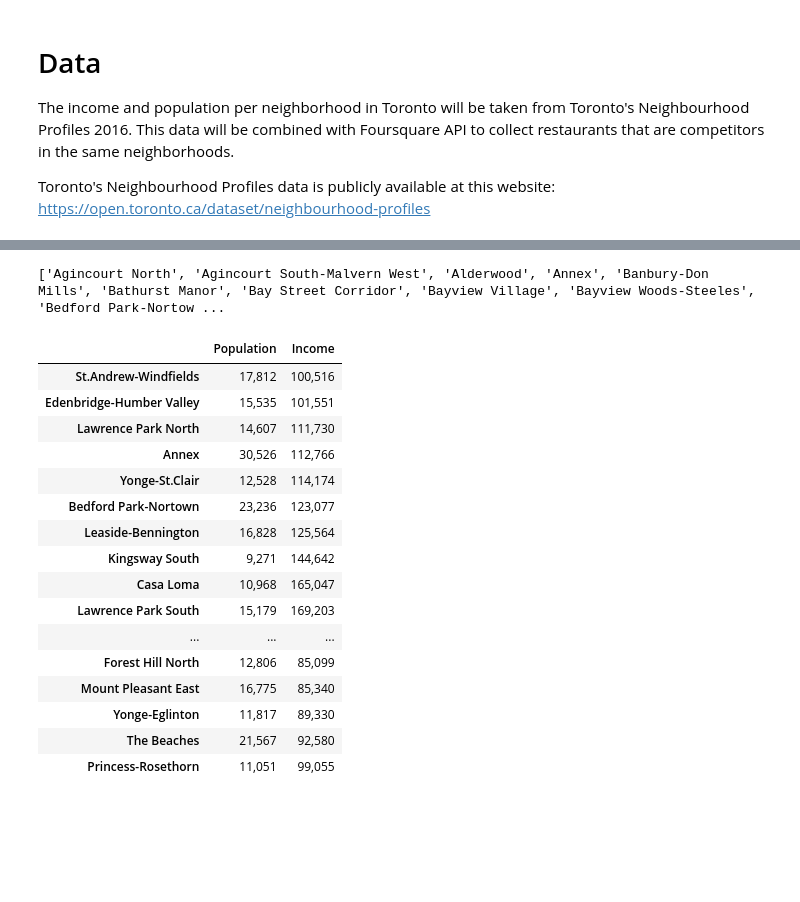
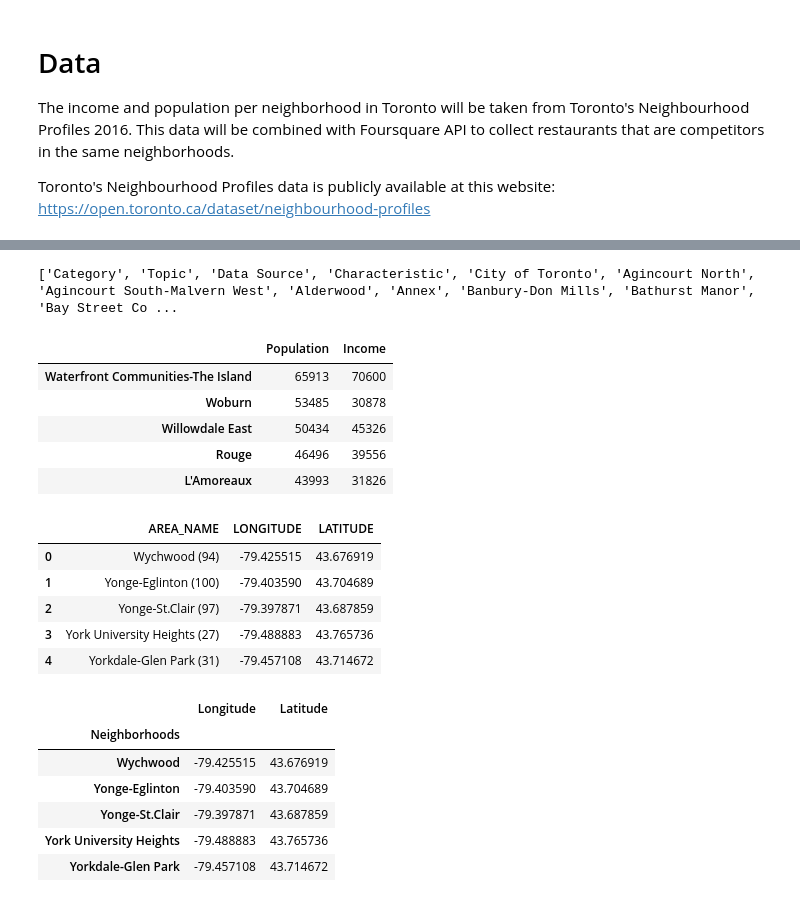
Before and after one commit to WedadAnbtawi95/Coursera_Capstone, a Jupyter notebook: Report_Capstone.ipynb, the cells around one changed output, grey strips where cells are left out. Saved outputs shown, nothing was run; the diff lists cells and outputs as text; code cells hidden in the pictures; blank space fills up the shorter version.

```diff
--- a/Report_Capstone.ipynb
+++ b/Report_Capstone.ipynb
@@ -26,33 +54,46 @@ df.head()
 | 4 | Population | Population and dwellings | Census Profile 98-316-X2016001 | Population Change 2011-2016 | 4.50% | -3.90% | ... |
 # %%
 # Neighborhoods names
-Neighbourhoods = list(df.columns.values)
-Neighbourhoods = Neighbourhoods[5:]
-print(Neighbourhoods)
+Neighborhoods = list(df.columns.values)
+Neighbourhoods = Neighborhoods[5:]
+print(Neighborhoods)
 # %% [output]
-['Agincourt North', 'Agincourt South-Malvern West', 'Alderwood', 'Annex', 'Banbury-Don Mills', 'Bathurst Manor', 'Bay Street Corridor', 'Bayview Village', 'Bayview Woods-Steeles', 'Bedford Park-Nortow ...
+['Category', 'Topic', 'Data Source', 'Characteristic', 'City of Toronto', 'Agincourt North', 'Agincourt South-Malvern West', 'Alderwood', 'Annex', 'Banbury-Don Mills', 'Bathurst Manor', 'Bay Street Co ...
 # %%
 #Population and average income per neighborhood
-toronto_df = pd.DataFrame(index=Neighbourhoods, columns=["Population","Income"])
+toronto_df = pd.DataFrame(index=Neighborhoods, columns=["Population","Income"])
+toronto_df.index.name = 'Neighborhoods'
 for index, row in toronto_df.iterrows():
     toronto_df.at[index, 'Population'] = df[index][2]
     toronto_df.at[index, 'Income'] = df[index][2264]
-toronto_df.sort_values('Income')
+Neighborhoods = [x.replace("St. ","St.") for x in Neighborhoods]
+idx = Neighborhoods.index('Mimico (includes Humber Bay Shores)')
+Neighborhoods[idx] = 'Mimico'
+idx = Neighborhoods.index('Weston-Pelham Park')
+Neighborhoods[idx] = 'Weston-Pellam Park'
+toronto_df.index = Neighborhoods
+toronto_df = toronto_df.iloc[5:]
+toronto_df['Population'] = toronto_df['Population'].apply(lambda x: int(x.replace(',','')))
+toronto_df['Income'] = toronto_df['Income'].apply(lambda x: int(x.replace(',','')))
+toronto_df = toronto_df.sort_values('Population', ascending=False)
+toronto_df.head()
 # %% [output]
 |  | Population | Income |
-| St.Andrew-Windfields | 17,812 | 100,516 |
-| Edenbridge-Humber Valley | 15,535 | 101,551 |
-| Lawrence Park North | 14,607 | 111,730 |
-| Annex | 30,526 | 112,766 |
-| Yonge-St.Clair | 12,528 | 114,174 |
-| Bedford Park-Nortown | 23,236 | 123,077 |
-| Leaside-Bennington | 16,828 | 125,564 |
-| Kingsway South | 9,271 | 144,642 |
-| Casa Loma | 10,968 | 165,047 |
-| Lawrence Park South | 15,179 | 169,203 |
-| ... | ... | ... |
-| Forest Hill North | 12,806 | 85,099 |
-| Mount Pleasant East | 16,775 | 85,340 |
-| Yonge-Eglinton | 11,817 | 89,330 |
-| The Beaches | 21,567 | 92,580 |
-| Princess-Rosethorn | 11,051 | 99,055 |
+| Waterfront Communities-The Island | 65913 | 70600 |
+| Woburn | 53485 | 30878 |
+| Willowdale East | 50434 | 45326 |
+| Rouge | 46496 | 39556 |
+| L'Amoreaux | 43993 | 31826 |
+# %%
+# Toronto Neighbourhood Profiles 2016 (CSV)
+#https://open.toronto.ca/dataset/neighbourhood-profiles
+
+locations = pd.read_csv('Neighbourhoods.csv',encoding='latin1')[['AREA_NAME','LONGITUDE','LATITUDE']]
+locations.head()
+# %% [output]
+|  | AREA_NAME | LONGITUDE | LATITUDE |
+| 0 | Wychwood (94) | -79.425515 | 43.676919 |
+| 1 | Yonge-Eglinton (100) | -79.403590 | 43.704689 |
+| 2 | Yonge-St.Clair (97) | -79.397871 | 43.687859 |
+| 3 | York University Heights (27) | -79.488883 | 43.765736 |
+| 4 | Yorkdale-Glen Park (31) | -79.457108 | 43.714672 |
@@ -58,0 +102,13 @@ toronto_df.sort_values('Income')
+# %%
+locations.columns = ["Neighborhoods", "Longitude", "Latitude"]
+locations.Neighborhoods = locations.Neighborhoods.apply(lambda x: x.replace("St. ","St."))
+locations = locations.set_index('Neighborhoods')
+locations.head()
+# %% [output]
+|  | Longitude | Latitude |
+| Neighborhoods |  |  |
+| Wychwood | -79.425515 | 43.676919 |
+| Yonge-Eglinton | -79.403590 | 43.704689 |
+| Yonge-St.Clair | -79.397871 | 43.687859 |
+| York University Heights | -79.488883 | 43.765736 |
+| Yorkdale-Glen Park | -79.457108 | 43.714672 |
```
Also changed, not shown: parts of 38 cells of this notebook, 1 other file.
